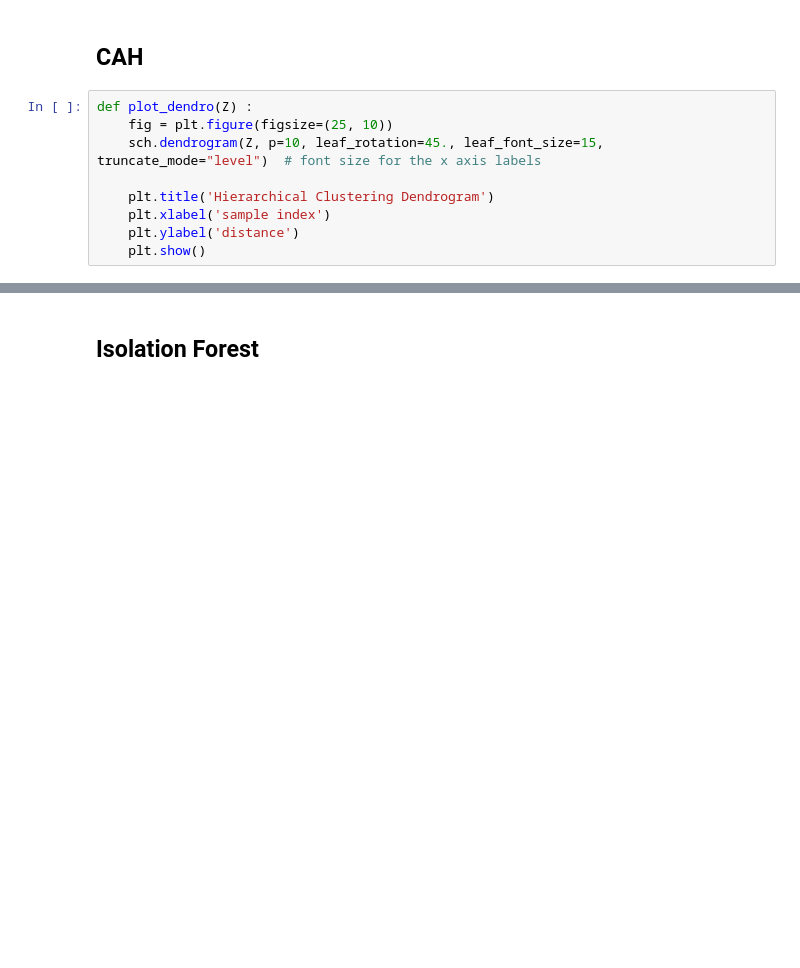
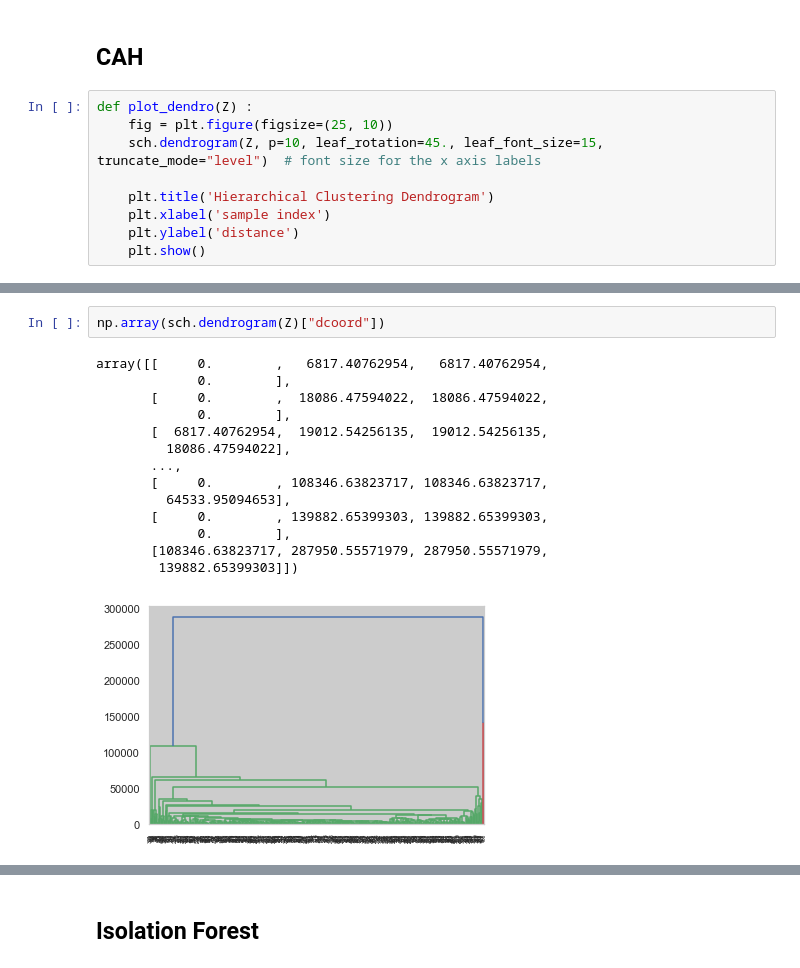
Before and after one commit to PaulCharnay/Projet_Anomalies, a Jupyter notebook: Features .ipynb, the cells around one changed output, grey strips where cells are left out. Cells and saved outputs as stored; diff of their text form; blank space fills up the shorter version.

```diff
--- a/Features .ipynb
+++ b/Features .ipynb
@@ -204,0 +207,17 @@ plot_dendro(Z)
+# %%
+np.array(sch.dendrogram(Z)["dcoord"])
+# %% [output]
+array([[     0.        ,   6817.40762954,   6817.40762954,
+             0.        ],
+       [     0.        ,  18086.47594022,  18086.47594022,
+             0.        ],
+       [  6817.40762954,  19012.54256135,  19012.54256135,
+         18086.47594022],
+       ...,
+       [     0.        , 108346.63823717, 108346.63823717,
+         64533.95094653],
+       [     0.        , 139882.65399303, 139882.65399303,
+             0.        ],
+       [108346.63823717, 287950.55571979, 287950.55571979,
+        139882.65399303]])
+[figure, added]
```
Also changed, not shown: parts of 11 cells of this notebook, 1 other file.
